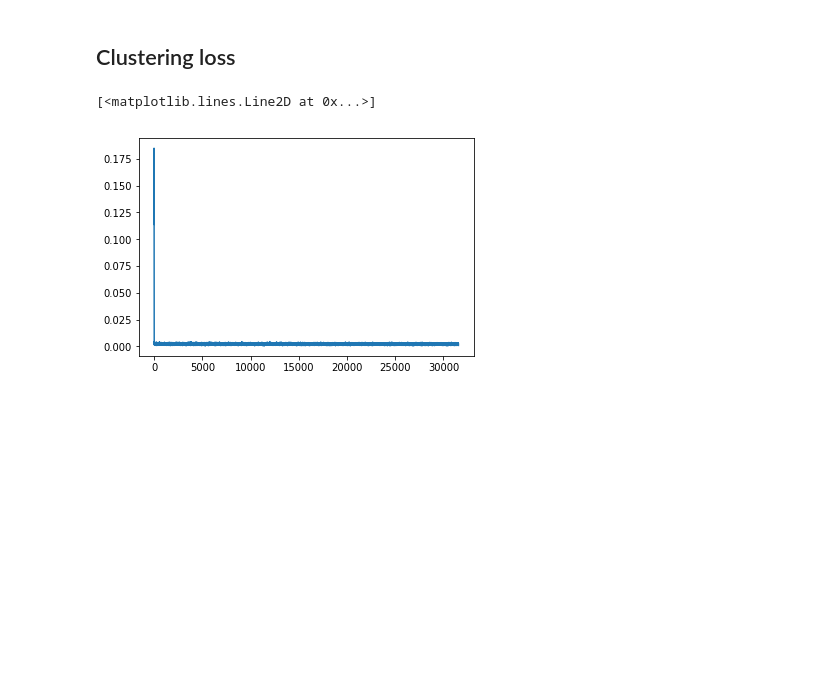
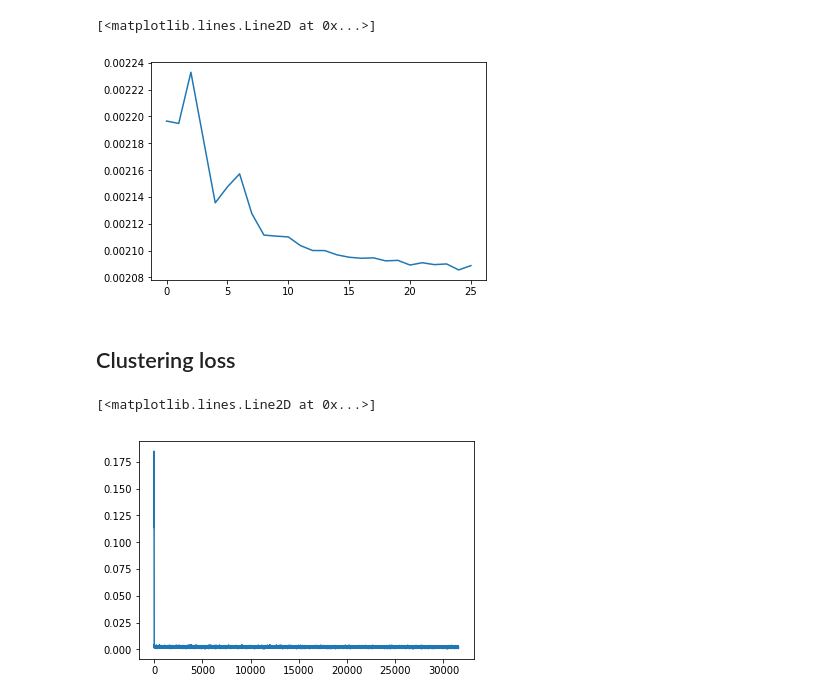
Before and after one commit to rmulton/dl_project, a Jupyter notebook: exploitation.ipynb, the cells around one changed output. Cells and saved outputs as stored; diff of their text form; code cells hidden in the pictures; blank space fills up the shorter version.

```diff
--- a/exploitation.ipynb
+++ b/exploitation.ipynb
@@ -7,3 +45,18 @@ import numpy as np
+# %%
+#Loss val by epoch
+loss_val_epoch=[]
+for i in range(27):
+    l = L[i]["loss_val"][i]
+    if len(l) != 0:
+        loss_val_epoch.append(sum(l)/len(l))
+    elif i!= 26:
+        loss_val_epoch.append((loss_val_epoch[i-1]+sum(L[i+1]["loss_val"][i+1])/len(L[i+1]["loss_val"][i+1]))/2)
+
+abs_val = [i for i in range(26)]
+plt.plot(abs_val, loss_val_epoch)
+# %% [output]
+[<matplotlib.lines.Line2D at 0x...>]
+[figure, added]
 # %% [markdown]
 ## Clustering loss
 # %%
```
Also changed, not shown: parts of 10 cells of this notebook.
